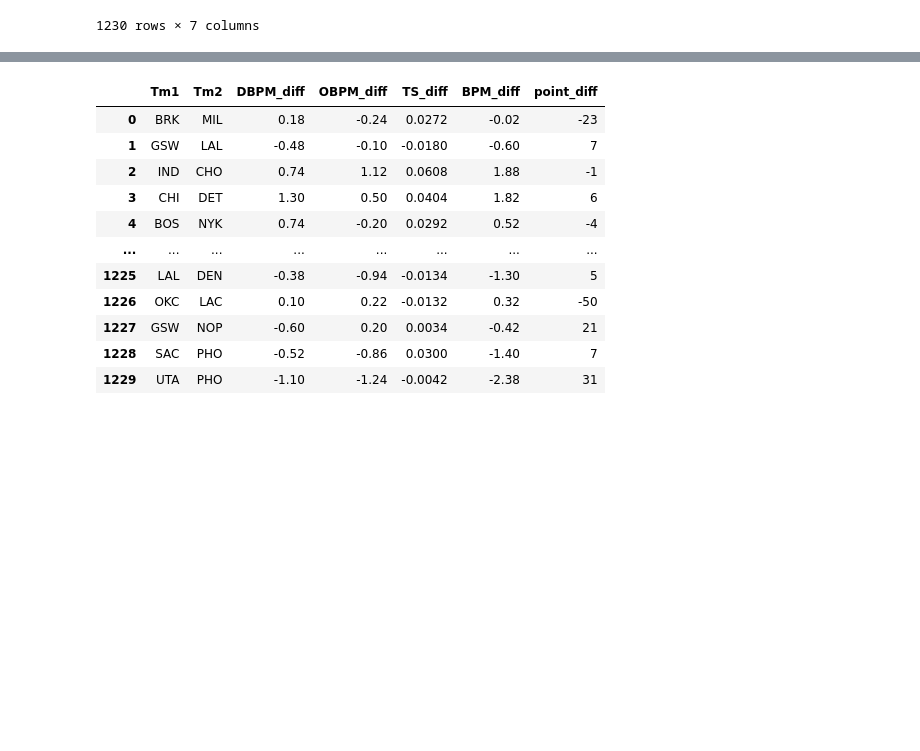
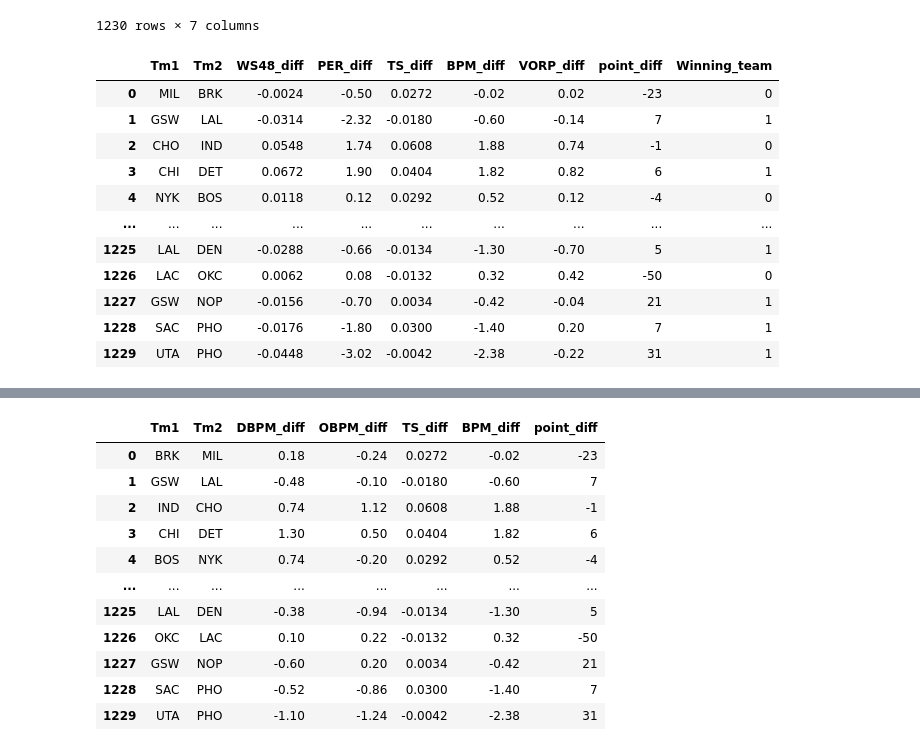
Before and after one commit to lmainvielle2023/LinearRegression, a Jupyter notebook: Murph's Project/CompSci project.ipynb, the cells around one changed output, grey strips where cells are left out. Drawn from its saved outputs; the diff is of its cells as text; code cells hidden in the pictures; blank space fills up the shorter version.

```diff
--- a/Untitled Folder/CompSci project.ipynb
+++ b/Murph's Project/CompSci project.ipynb
@@ -78,3 +80,86 @@ results
 | 1228 | SAC | PHO | -0.52 | -0.86 | 0.0300 | -1.40 | 7 |
 | 1229 | UTA | PHO | -1.10 | -1.24 | -0.0042 | -2.38 | 31 |
 1230 rows × 7 columns
+# %%
+import pandas as pd
+
+playerStats = pd.read_csv(r'player stats.csv')
+# print(playerStats)
+
+playerStats["mpg"] = playerStats["MP"] / playerStats["G"]
+# playerStats
+ps_Tm = playerStats.sort_values(by=['Tm','mpg'], ascending = False)
+
+processed_teams = []
+topFive = pd.DataFrame(columns=ps_Tm.columns)
+topFive.drop(topFive.index, inplace=True)
+for index, row in ps_Tm.iterrows():
+    Tm = row['Tm']
+    if Tm not in processed_teams and Tm != 'TOT':
+        # print(Tm)
+        processed_teams.append(Tm)
+        Tm_df = ps_Tm[ps_Tm['Tm']==Tm].head(5)
+        # print(Tm_df)
+        topFive = pd.concat([topFive,Tm_df])
+        # print(topFive)
+
+teamStats= topFive.groupby('Tm')['WS/48','PER','TS%', 'BPM', 'VORP'].mean()
+# teamStats
+
+nbaScores = pd.read_csv(r'updated nba scores.csv')
+# nbaScores
+
+merged_df = nbaScores.merge(teamStats, left_on='Visitor', right_on='Tm', how='left')
+merged_df = merged_df.merge(teamStats, left_on='Home', right_on='Tm', suffixes=('_1', '_2'), how='left')
+# merged_df
+
+
+nbaScores['PTS'].astype(int)
+nbaScores['PTS.1'].astype(int)
+# this could possibly work
+
+nbaScores['point_diff'] = nbaScores['PTS'] - nbaScores['PTS.1']
+teamStats = teamStats.reset_index()
+
+
+results = pd.DataFrame(columns=['Tm1', 'Tm2', 'WS48_diff', 'PER_diff', 'TS_diff', 'BPM_diff', 'VORP_diff', 'point_diff'])
+for index, row in nbaScores.iterrows():
+    Tm1 = row['Visitor']
+    Tm2 = row['Home']
+    tm1_stats = teamStats.loc[teamStats['Tm'] == Tm1].iloc[:, 1:].values[0]
+    tm2_stats = teamStats.loc[teamStats['Tm'] == Tm2].iloc[:, 1:].values[0]
+    WS48_diff = tm1_stats[0] - tm2_stats[0]
+    PER_diff = tm1_stats[1] - tm2_stats[1]
+    TS_diff = tm1_stats[2] - tm2_stats[2]
+    BPM_diff = tm1_stats[3] - tm2_stats[3]
+    VORP_diff = tm1_stats[4] - tm2_stats[4]
+    point_diff = row['point_diff']
+
+    results = results.append({
+        'Tm1': Tm1,
+        'Tm2': Tm2,
+        'WS48_diff': WS48_diff,
+        'PER_diff': PER_diff,
+        'TS_diff': TS_diff,
+        'BPM_diff': BPM_diff,
+        'VORP_diff': VORP_diff,
+        'point_diff': point_diff
+    }, ignore_index=True)
+
+results['Winning_team'] = (results['point_diff'] > 0).astype(int)
+mask = (results['point_diff'] < 0)
+results.loc[mask, ['Tm1', 'Tm2']] = results.loc[mask, ['Tm2', 'Tm1']].values
+results
+# %% [output]
+|  | Tm1 | Tm2 | WS48_diff | PER_diff | TS_diff | BPM_diff | VORP_diff | point_diff | Winning_team |
+| 0 | MIL | BRK | -0.0024 | -0.50 | 0.0272 | -0.02 | 0.02 | -23 | 0 |
+| 1 | GSW | LAL | -0.0314 | -2.32 | -0.0180 | -0.60 | -0.14 | 7 | 1 |
+| 2 | CHO | IND | 0.0548 | 1.74 | 0.0608 | 1.88 | 0.74 | -1 | 0 |
+| 3 | CHI | DET | 0.0672 | 1.90 | 0.0404 | 1.82 | 0.82 | 6 | 1 |
+| 4 | NYK | BOS | 0.0118 | 0.12 | 0.0292 | 0.52 | 0.12 | -4 | 0 |
+| ... | ... | ... | ... | ... | ... | ... | ... | ... | ... |
+| 1225 | LAL | DEN | -0.0288 | -0.66 | -0.0134 | -1.30 | -0.70 | 5 | 1 |
+| 1226 | LAC | OKC | 0.0062 | 0.08 | -0.0132 | 0.32 | 0.42 | -50 | 0 |
+| 1227 | GSW | NOP | -0.0156 | -0.70 | 0.0034 | -0.42 | -0.04 | 21 | 1 |
+| 1228 | SAC | PHO | -0.0176 | -1.80 | 0.0300 | -1.40 | 0.20 | 7 | 1 |
+| 1229 | UTA | PHO | -0.0448 | -3.02 | -0.0042 | -2.38 | -0.22 | 31 | 1 |
```
Also changed, not shown: parts of 12 cells of this notebook, 7 other files.
